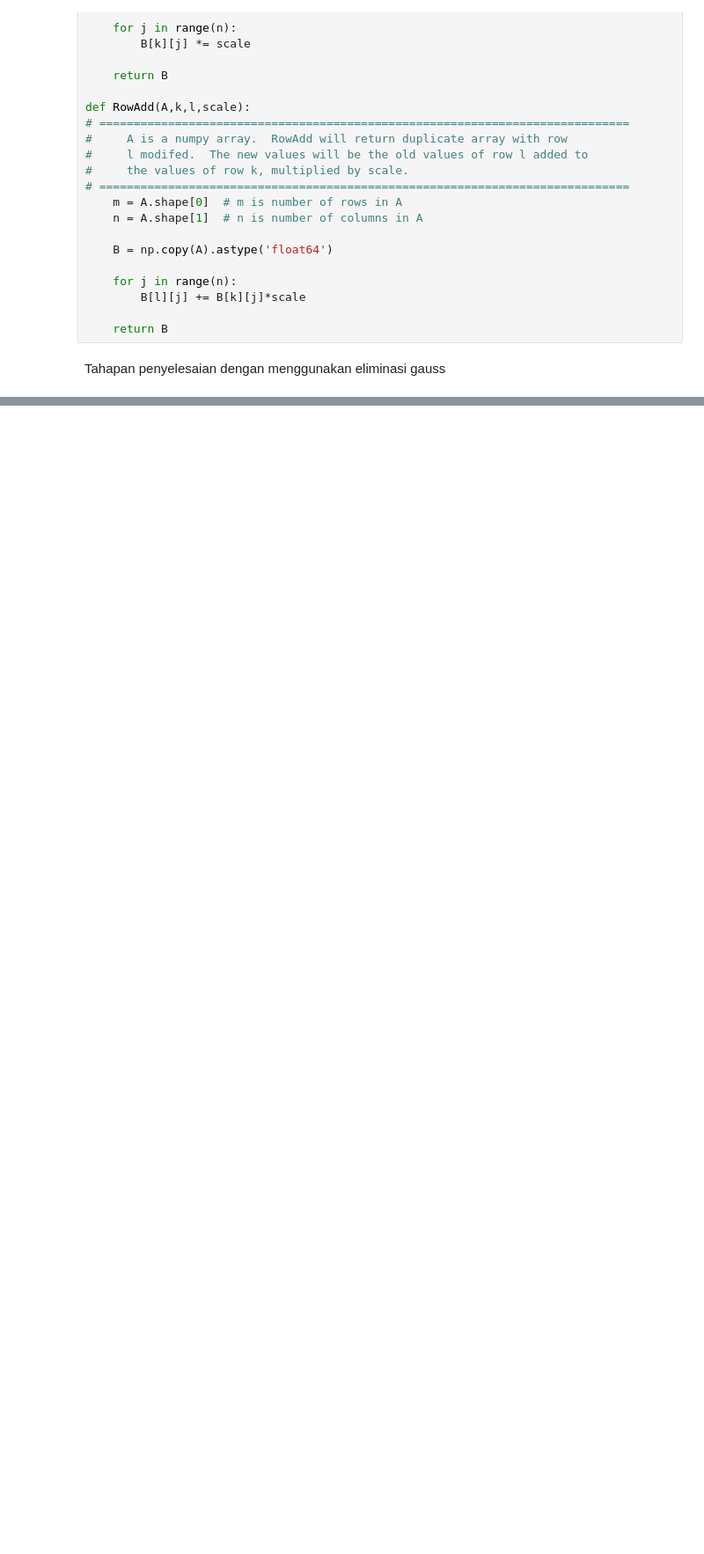
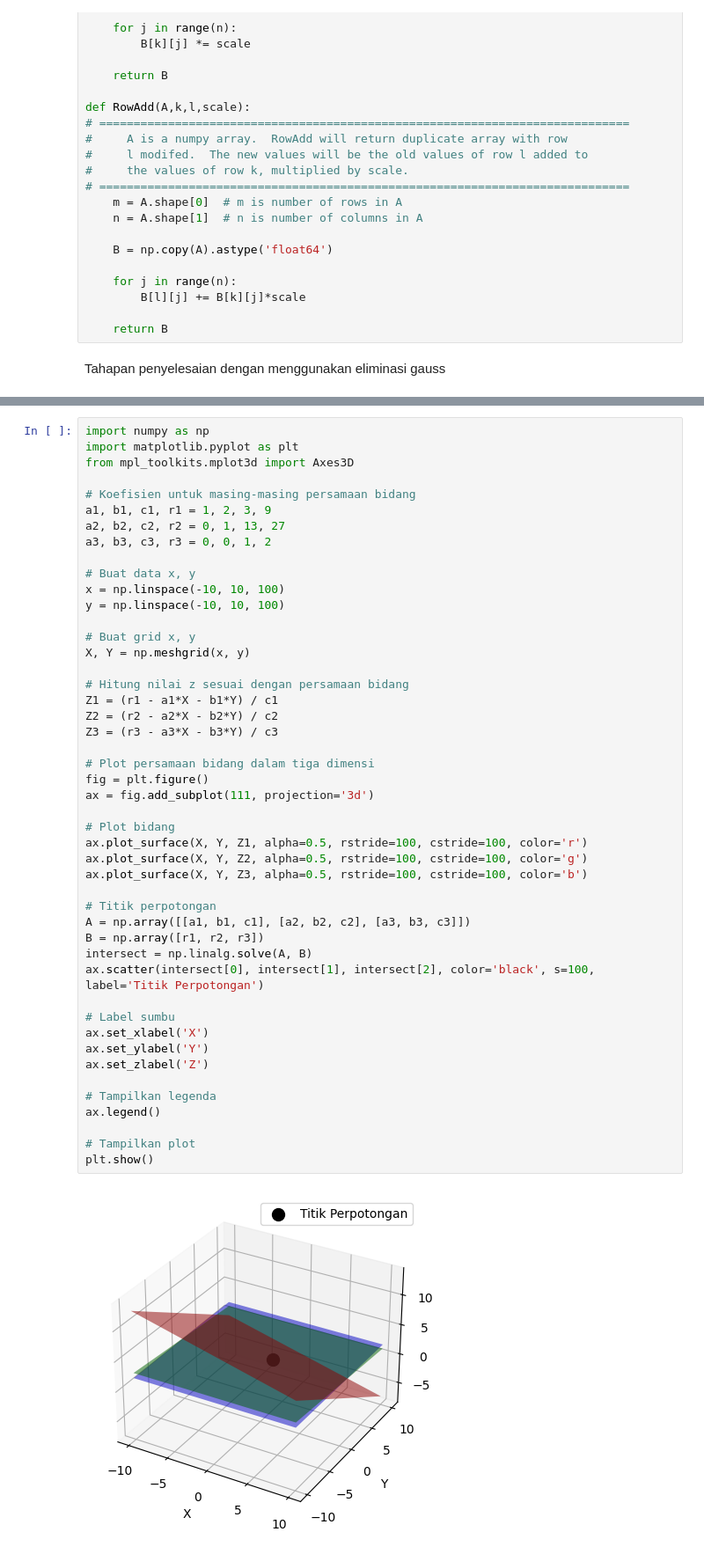
Before and after one commit to YasminAzzahra186/alin, a Jupyter notebook: _sources/sistemlinier.ipynb, the cells around one changed output, grey strips where cells are left out. Shown: that part at 88% size. Drawn from its saved outputs; the diff is of its cells as text; blank space fills up the shorter version.

```diff
--- a/_sources/sistemlinier.ipynb
+++ b/_sources/sistemlinier.ipynb
@@ -97,0 +156,49 @@ NameError: name 'RowSwap' is not defined
+# %%
+import numpy as np
+import matplotlib.pyplot as plt
+from mpl_toolkits.mplot3d import Axes3D
+
+# Koefisien untuk masing-masing persamaan bidang
+a1, b1, c1, r1 = 1, 2, 3, 9
+a2, b2, c2, r2 = 0, 1, 13, 27
+a3, b3, c3, r3 = 0, 0, 1, 2
+
+# Buat data x, y
+x = np.linspace(-10, 10, 100)
+y = np.linspace(-10, 10, 100)
+
+# Buat grid x, y
+X, Y = np.meshgrid(x, y)
+
+# Hitung nilai z sesuai dengan persamaan bidang
+Z1 = (r1 - a1*X - b1*Y) / c1
+Z2 = (r2 - a2*X - b2*Y) / c2
+Z3 = (r3 - a3*X - b3*Y) / c3
+
+# Plot persamaan bidang dalam tiga dimensi
+fig = plt.figure()
+ax = fig.add_subplot(111, projection='3d')
+
+# Plot bidang
+ax.plot_surface(X, Y, Z1, alpha=0.5, rstride=100, cstride=100, color='r')
+ax.plot_surface(X, Y, Z2, alpha=0.5, rstride=100, cstride=100, color='g')
+ax.plot_surface(X, Y, Z3, alpha=0.5, rstride=100, cstride=100, color='b')
+
+# Titik perpotongan
+A = np.array([[a1, b1, c1], [a2, b2, c2], [a3, b3, c3]])
+B = np.array([r1, r2, r3])
+intersect = np.linalg.solve(A, B)
+ax.scatter(intersect[0], intersect[1], intersect[2], color='black', s=100, label='Titik Perpotongan')
+
+# Label sumbu
+ax.set_xlabel('X')
+ax.set_ylabel('Y')
+ax.set_zlabel('Z')
+
+# Tampilkan legenda
+ax.legend()
+
+# Tampilkan plot
+plt.show()
+# %% [output]
+[figure, added]
```
Also changed, not shown: parts of 7 cells of this notebook, 13 other files.
